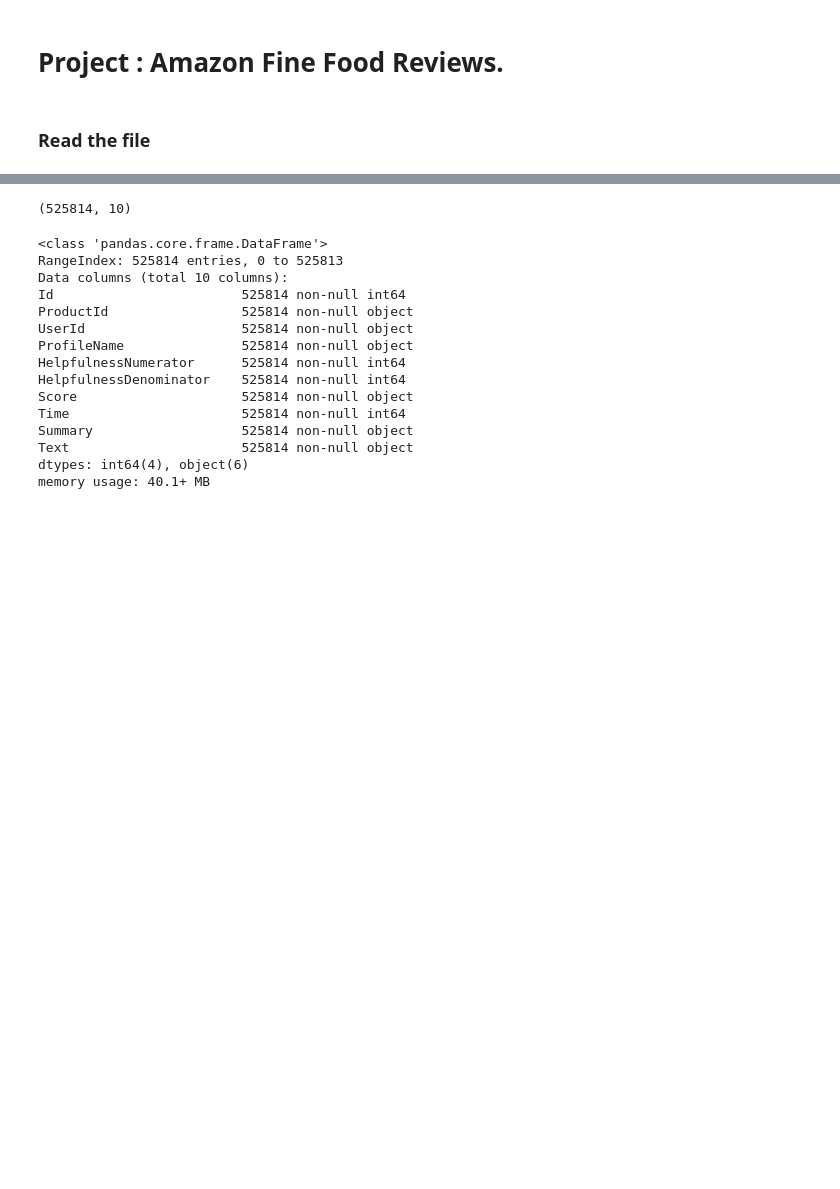
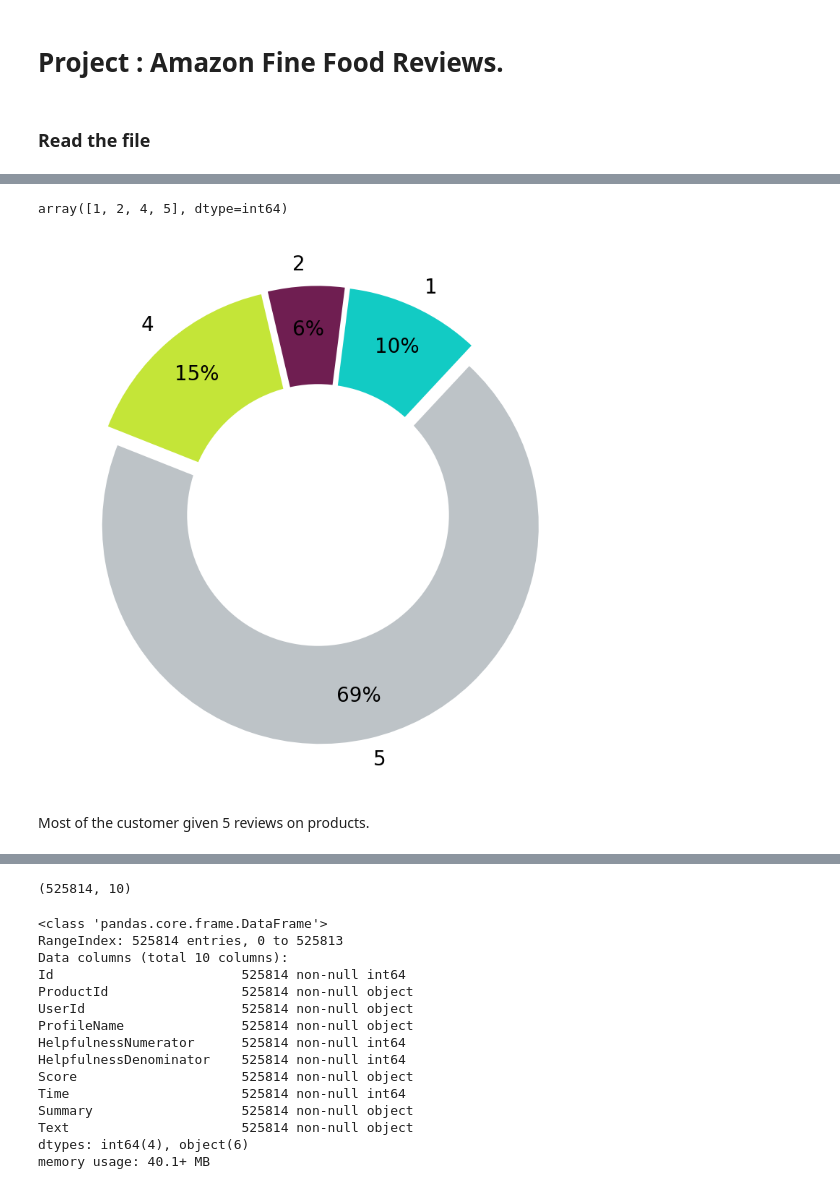
Before and after one commit to LIMON100/Amazon-Fine-Food-Reviews, a Jupyter notebook: Reviews.ipynb, the cells around one changed output, grey strips where cells are left out. Drawn from its saved outputs; the diff is of its cells as text; code cells hidden in the pictures; blank space fills up the shorter version.

```diff
--- a/Reviews.ipynb
+++ b/Reviews.ipynb
@@ -37 +48,30 @@ dataset_sqlite = pd.read_sql_query("""
+# %%
+np.unique(dataset_sqlite['Score'])
+# %% [output]
+array([1, 2, 4, 5], dtype=int64)
+# %%
+amnt_1 = dataset_sqlite.Score.value_counts()[1]
+amnt_2 = dataset_sqlite.Score.value_counts()[2]
+amnt_4 = dataset_sqlite.Score.value_counts()[4]
+amnt_5 = dataset_sqlite.Score.value_counts()[5]
+# %%
+category_names = ['1', '2', '4', '5']
+sizes = [amnt_1 , amnt_2 , amnt_4 ,  amnt_5]
+custom_colours = ['#12CBC4', '#6F1E51', '#C4E538', '#bdc3c7']
+offset = [0.05 , 0.05 , 0.05 , 0.05]
+
+
+plt.figure(figsize = (12 , 10) , dpi=100)
+plt.pie(sizes, labels=category_names, textprops={'fontsize': 20}, startangle=47,
+       autopct='%1.0f%%', colors=custom_colours, pctdistance=0.8, explode=offset)
+
+# draw circle
+centre_circle = plt.Circle((0, 0), radius=0.6, fc='white')
+plt.gca().add_artist(centre_circle)
+
+plt.show()
+# %% [output]
+[figure, added]
+# %% [markdown]
+Most of the customer given 5 reviews on products.
 # %%
```
Also changed, not shown: parts of 18 cells of this notebook, 1 other file.
